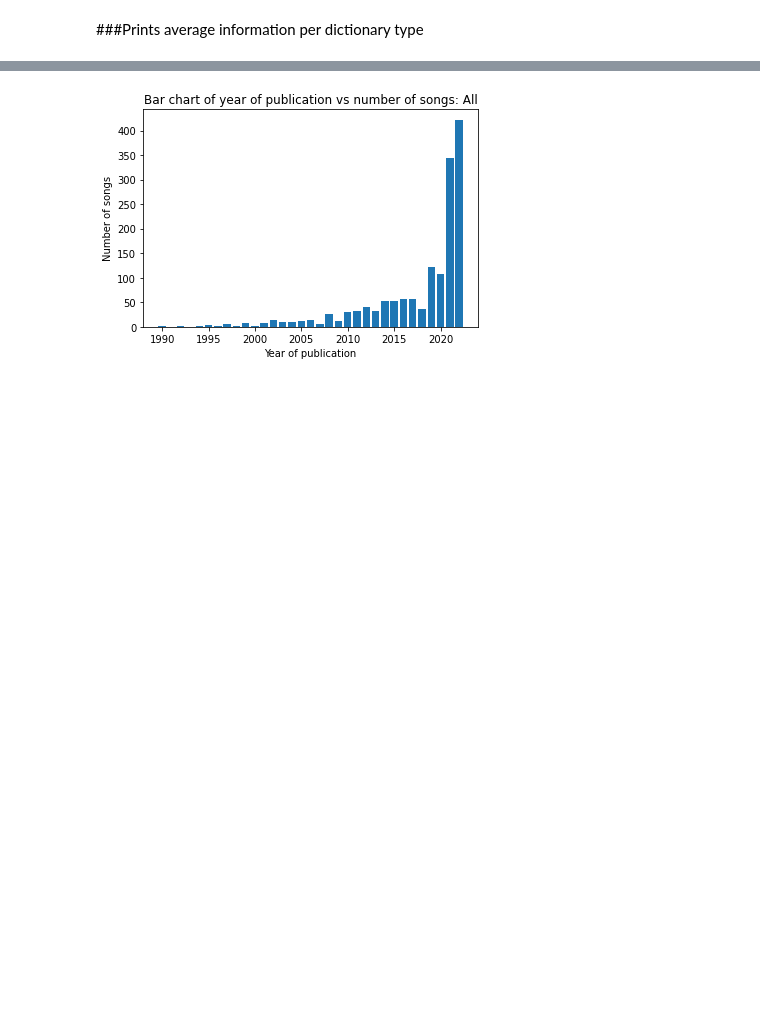
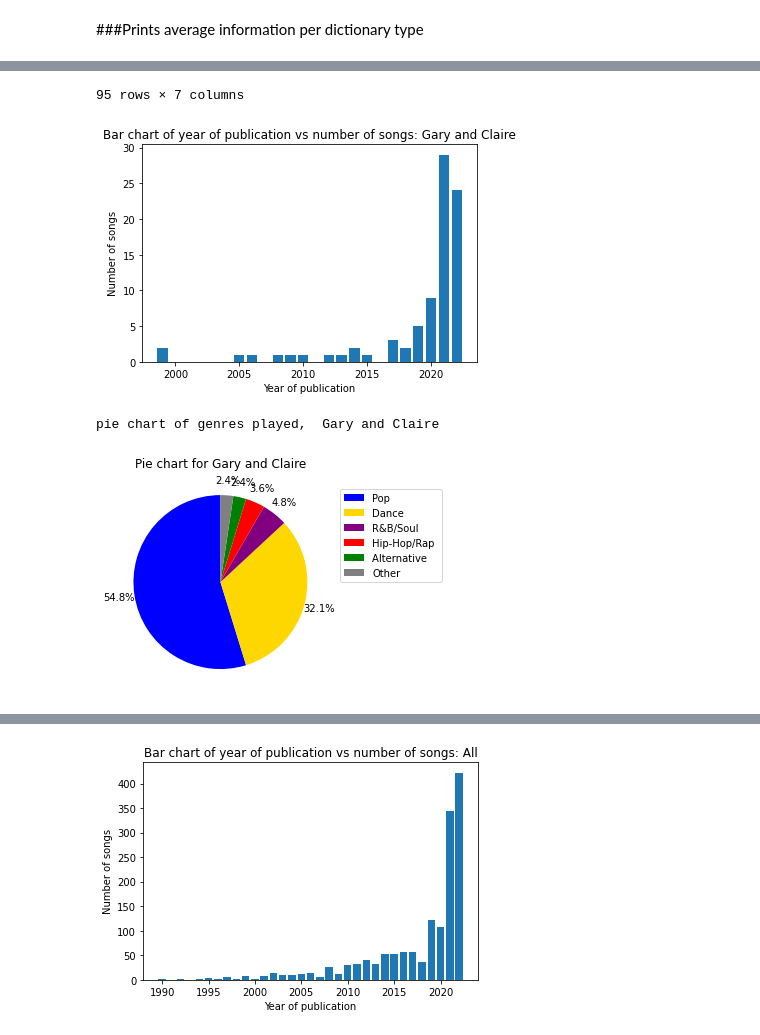
Before and after one commit to SebastienBienfait/L2C-Data-managment, a Jupyter notebook: Data_Exploration_use_data.ipynb, the cells around one changed output, grey strips where cells are left out. Cells and saved outputs as stored; diff of their text form; code cells hidden in the pictures; blank space fills up the shorter version.

```diff
--- a/Data_Exploration_use_data.ipynb
+++ b/Data_Exploration_use_data.ipynb
@@ -631,5 +623 @@ Singer/Songwriter   is not in
 [figure]
-# %%
-df_GandC = df_by_DJ(df_combined,"Pop Anthems")
-display(df_GandC)
-df_GandC_info = display_df_info(df_GandC,"Non Stop")
@@ -703,0 +624,4 @@ Singer/Songwriter   is not in
+# %%
+display(df_GandC)
+df_GandC_info = display_df_info(df_GandC,"Gary and Claire")
+# %% [output]
@@ -703,0 +640,4 @@ Singer/Songwriter   is not in
+95 rows × 7 columns
+[figure, added]
+pie chart of genres played,  Gary and Claire
+[figure, added]
```
Also changed, not shown: parts of 31 cells of this notebook.
